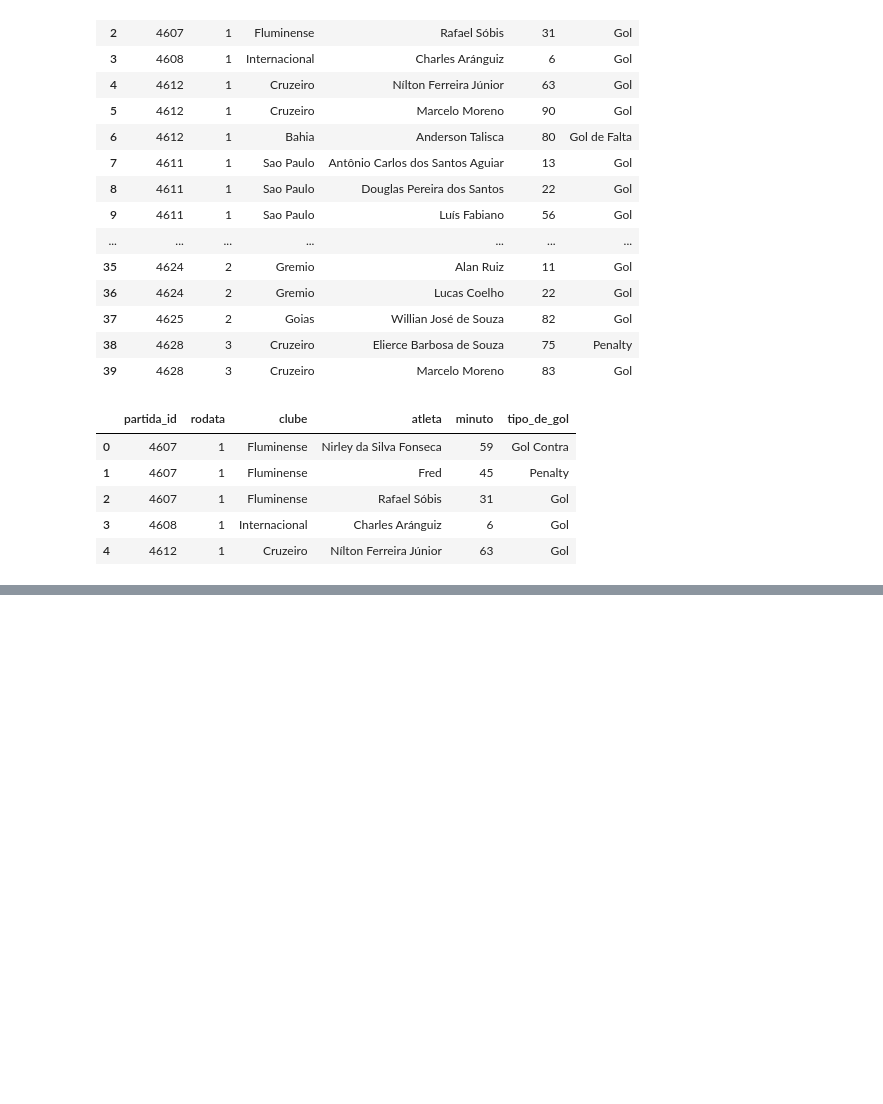
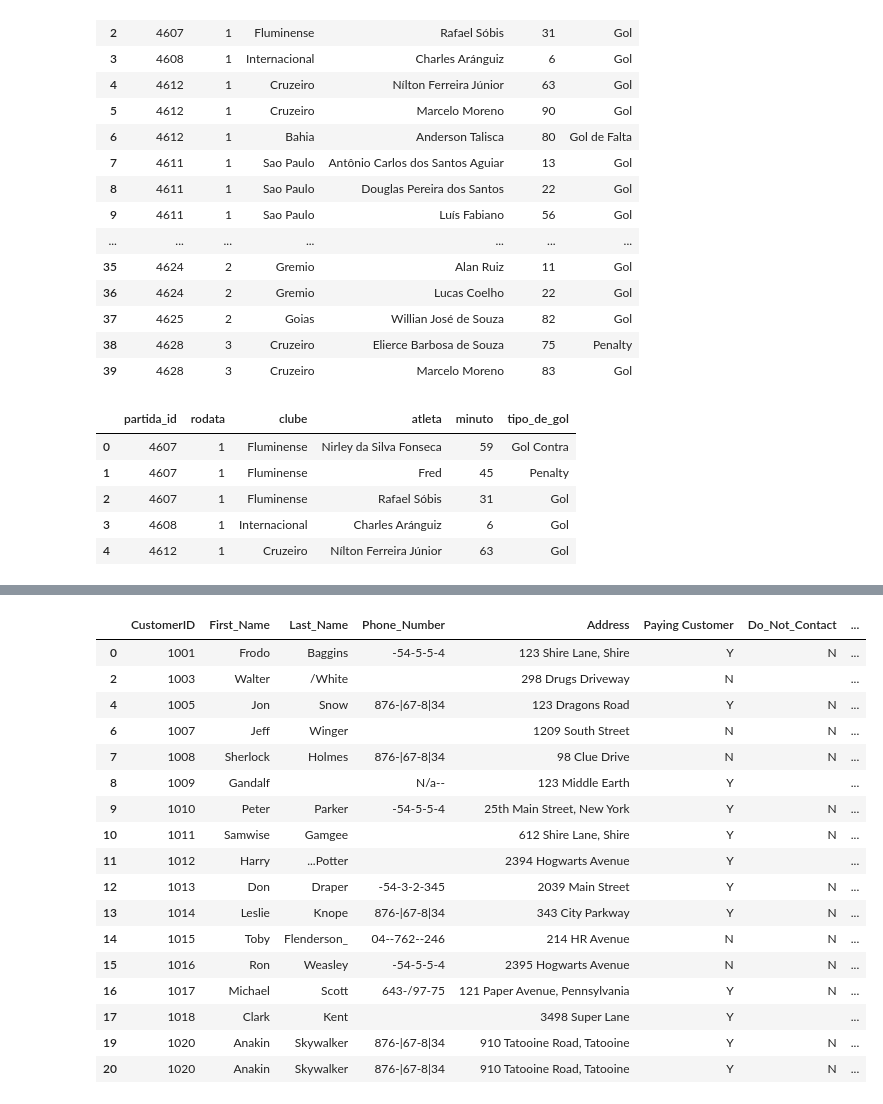
Before and after one commit to 1caue/Pandas, a Jupyter notebook: AnaliseDataset/Untitled.ipynb, the cells around one changed output, grey strips where cells are left out. Saved outputs shown, nothing was run; the diff lists cells and outputs as text; code cells hidden in the pictures; blank space fills up the shorter version.

```diff
--- a/AnaliseDataset/Untitled.ipynb
+++ b/AnaliseDataset/Untitled.ipynb
@@ -558,4 +577,4 @@ df
 # %%
-df[["Street_Address", "State", "Zip_Code"]] = df["Address"].str.split(',', 2, expand=True)
+df[["Street_Address", "State", "Zip_Code"]] = df["Address"].str.split(',', expand=True) # Dividindo a coluna em três partes
 df
 # %% [output]
@@ -562,0 +598,12 @@ TypeError: StringMethods.split() takes from 1 to 2 positional arguments but 3 po
+# %%
+df["Paying Customer"] = df["Paying Customer"].str.replace('Yes', 'Y')
+
+df["Paying Customer"] = df["Paying Customer"].str.replace('No', 'N')
+
+df["Do_Not_Contact"] = df["Do_Not_Contact"].str.replace('Yes', 'Y')
+
+df["Do_Not_Contact"] = df["Do_Not_Contact"].str.replace('No', 'N')
+
+df["Do_Not_Contact"] = df["Do_Not_Contact"].str.replace('NaN', 'n')
+
+df
@@ -562,0 +628,5 @@ TypeError: StringMethods.split() takes from 1 to 2 positional arguments but 3 po
+# %%
+df = df.replace('N/a', '')
+df = df.replace('NaN', '')
+
+df
@@ -562,0 +671,25 @@ TypeError: StringMethods.split() takes from 1 to 2 positional arguments but 3 po
+# %%
+for x in df.index:
+    if df.loc[x, "Do_Not_Contact"] == 'Y':
+       df.drop(x, inplace=True)
+
+df.fillna('')
+# %% [output]
+|  | CustomerID | First_Name | Last_Name | Phone_Number | Address | Paying Customer | Do_Not_Contact | ... |
+| 0 | 1001 | Frodo | Baggins | -54-5-5-4 | 123 Shire Lane, Shire | Y | N | ... |
+| 2 | 1003 | Walter | /White |  | 298 Drugs Driveway | N |  | ... |
+| 4 | 1005 | Jon | Snow | 876-|67-8|34 | 123 Dragons Road | Y | N | ... |
+| 6 | 1007 | Jeff | Winger |  | 1209 South Street | N | N | ... |
+| 7 | 1008 | Sherlock | Holmes | 876-|67-8|34 | 98 Clue Drive | N | N | ... |
+| 8 | 1009 | Gandalf |  | N/a-- | 123 Middle Earth | Y |  | ... |
+| 9 | 1010 | Peter | Parker | -54-5-5-4 | 25th Main Street, New York | Y | N | ... |
+| 10 | 1011 | Samwise | Gamgee |  | 612 Shire Lane, Shire | Y | N | ... |
+| 11 | 1012 | Harry | ...Potter |  | 2394 Hogwarts Avenue | Y |  | ... |
+| 12 | 1013 | Don | Draper | -54-3-2-345 | 2039 Main Street | Y | N | ... |
+| 13 | 1014 | Leslie | Knope | 876-|67-8|34 | 343 City Parkway | Y | N | ... |
+| 14 | 1015 | Toby | Flenderson_ | 04--762--246 | 214 HR Avenue | N | N | ... |
+| 15 | 1016 | Ron | Weasley | -54-5-5-4 | 2395 Hogwarts Avenue | N | N | ... |
+| 16 | 1017 | Michael | Scott | 643-/97-75 | 121 Paper Avenue, Pennsylvania | Y | N | ... |
+| 17 | 1018 | Clark | Kent |  | 3498 Super Lane | Y |  | ... |
+| 19 | 1020 | Anakin | Skywalker | 876-|67-8|34 | 910 Tatooine Road, Tatooine | Y | N | ... |
+| 20 | 1020 | Anakin | Skywalker | 876-|67-8|34 | 910 Tatooine Road, Tatooine | Y | N | ... |
```
Also changed, not shown: parts of 14 cells of this notebook.
